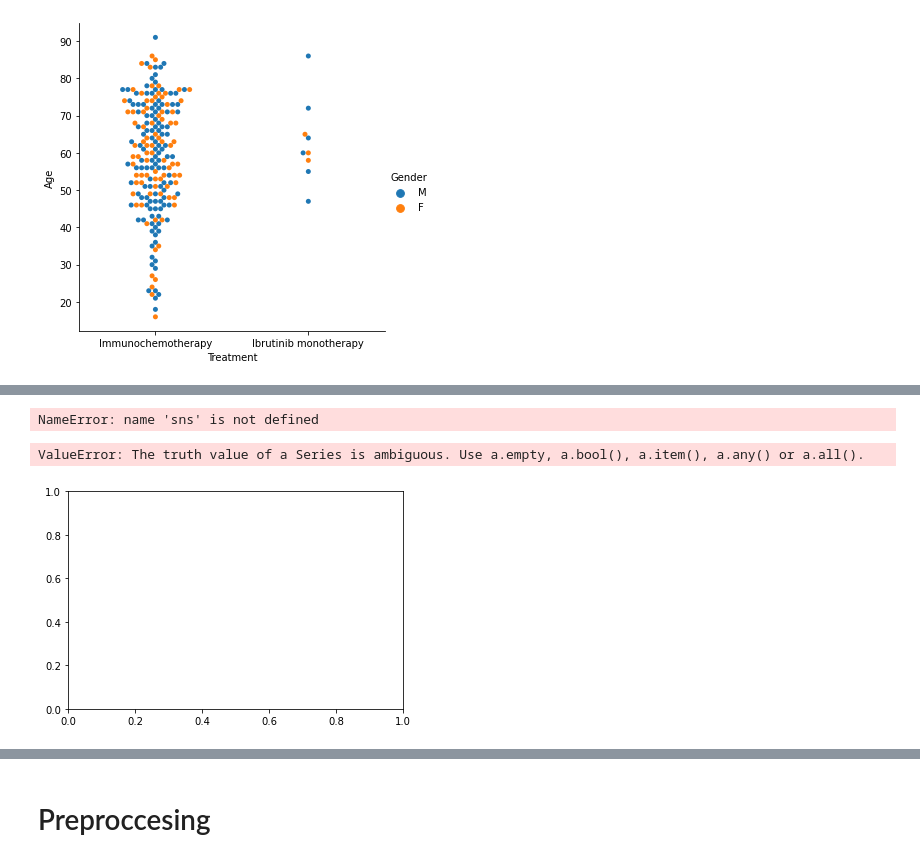
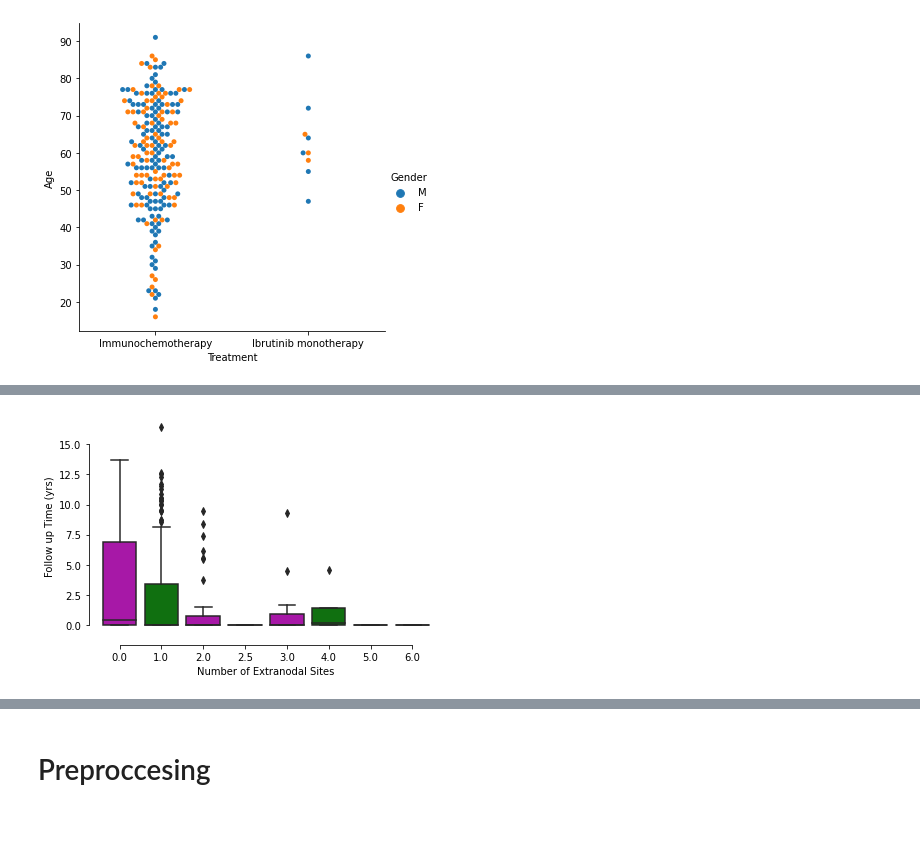
Before and after one commit to tamarshnirer/Anomality_Detection_in_Lymphoma_Patients, a Jupyter notebook: Untitled.ipynb, the cells around one changed output, grey strips where cells are left out. Saved outputs shown, nothing was run; the diff lists cells and outputs as text; code cells hidden in the pictures; blank space fills up the shorter version.

```diff
--- a/Untitled.ipynb
+++ b/Untitled.ipynb
@@ -109,8 +133,6 @@ Text(0.5, 1.0, 'Diagnosis Distribution')
 [figure]
 # %% [markdown]
 we can see that all of the patients have the same diagnosis, so we can get rid of this column
-# %%
-df.drop(['Diagnosis'], axis = 1, inplace = True)
 # %%
 fig, ax = plt.subplots()
 df.groupby('Gender').size().plot(kind='pie', autopct='%.2f')
@@ -140,12 +162,7 @@ plt.show()
-# %%
-sns.violinplot(x="Included in Survival Analysis", y="Age", hue=None, data=df)
-plt.show()
-# %% [output]
-NameError: name 'sns' is not defined
 # %%
-plt.boxplot(df['Follow up Time (yrs)'],df['Number of Extranodal Sites'], 'o' )
-plt.xlabel("Follow up Time (yrs)")
-plt.ylabel('Number of Extranodal Sites')
+sns.boxplot(y="Follow up Time (yrs)", x="Number of Extranodal Sites", palette=["m", "g"],
+            data=df)
+sns.despine(offset=10, trim=True)
+plt.show()
 # %% [output]
-ValueError: The truth value of a Series is ambiguous. Use a.empty, a.bool(), a.item(), a.any() or a.all().
-[figure, old version]
+[figure, new version]
```
Also changed, not shown: parts of 16 cells of this notebook, 2 other files.
